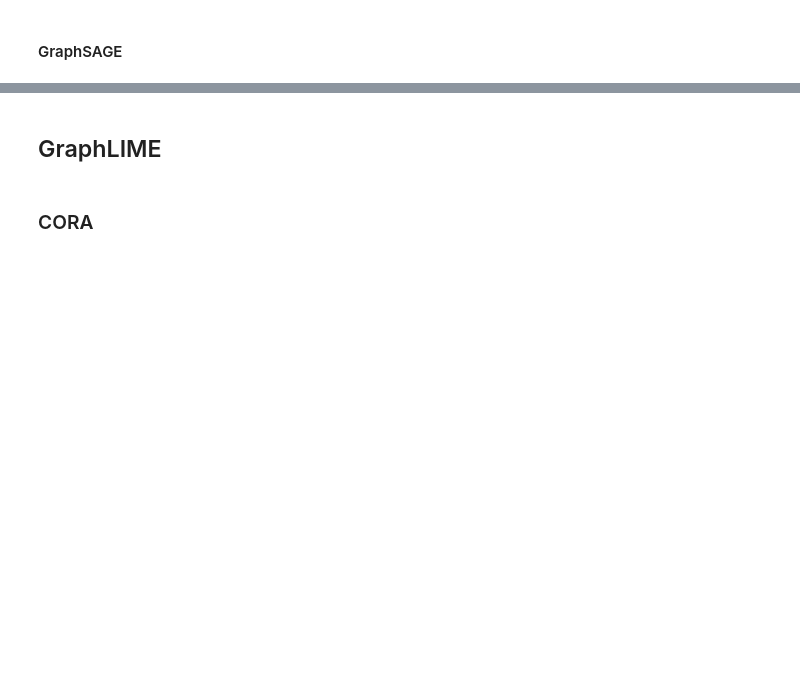
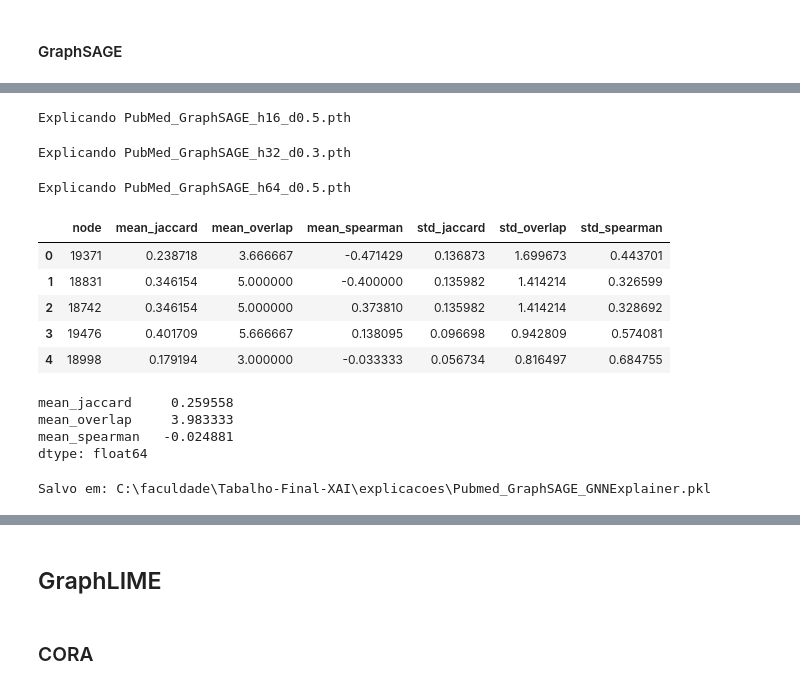
Before and after one commit to J0hnV1ct0r/Tabalho-Final-XAI, a Jupyter notebook: trabalho_final_xai.ipynb, the cells around one changed output, grey strips where cells are left out. Drawn from its saved outputs; the diff is of its cells as text; code cells hidden in the pictures; blank space fills up the shorter version.

```diff
--- a/trabalho_final_xai.ipynb
+++ b/trabalho_final_xai.ipynb
@@ -2328,2 +2475,7 @@ dtype: float64
 # %% [markdown]
 #### GraphSAGE
+# %%
+pubmed_GraphSAGE_models = load_saved_models(
+    "PubMed",
+    "GraphSAGE"
+)
@@ -2329,0 +2497,41 @@ dtype: float64
+# %%
+explanations_pubmed_GraphSAGE = make_explanations(pubmed_GraphSAGE_models, selected_nodes_pubmed, pubmed)
+# %% [output]
+Explicando PubMed_GraphSAGE_h16_d0.5.pth
+Explicando PubMed_GraphSAGE_h32_d0.3.pth
+Explicando PubMed_GraphSAGE_h64_d0.5.pth
+# %%
+stability_pubmed_GraphSAGE_df = stability(explanations_pubmed_GraphSAGE, selected_nodes_pubmed)
+stability_pubmed_GraphSAGE_df.head()
+# %% [output]
+|  | node | mean_jaccard | mean_overlap | mean_spearman | std_jaccard | std_overlap | std_spearman |
+| 0 | 19371 | 0.238718 | 3.666667 | -0.471429 | 0.136873 | 1.699673 | 0.443701 |
+| 1 | 18831 | 0.346154 | 5.000000 | -0.400000 | 0.135982 | 1.414214 | 0.326599 |
+| 2 | 18742 | 0.346154 | 5.000000 | 0.373810 | 0.135982 | 1.414214 | 0.328692 |
+| 3 | 19476 | 0.401709 | 5.666667 | 0.138095 | 0.096698 | 0.942809 | 0.574081 |
+| 4 | 18998 | 0.179194 | 3.000000 | -0.033333 | 0.056734 | 0.816497 | 0.684755 |
+# %%
+print(
+    stability_pubmed_GraphSAGE_df[
+        [
+            "mean_jaccard",
+            "mean_overlap",
+            "mean_spearman"
+        ]
+    ].mean()
+)
+# %% [output]
+mean_jaccard     0.259558
+mean_overlap     3.983333
+mean_spearman   -0.024881
+dtype: float64
+# %%
+save_explanations(
+    explanations=explanations_pubmed_GraphSAGE,
+    dataset="Pubmed",
+    model="GraphSAGE",
+    explainer="GNNExplainer",
+    save_dir=r"C:\faculdade\Tabalho-Final-XAI\explicacoes"
+)
+# %% [output]
+Salvo em: C:\faculdade\Tabalho-Final-XAI\explicacoes\Pubmed_GraphSAGE_GNNExplainer.pkl
```
Also changed, not shown: parts of 44 cells of this notebook, 18 other files.
